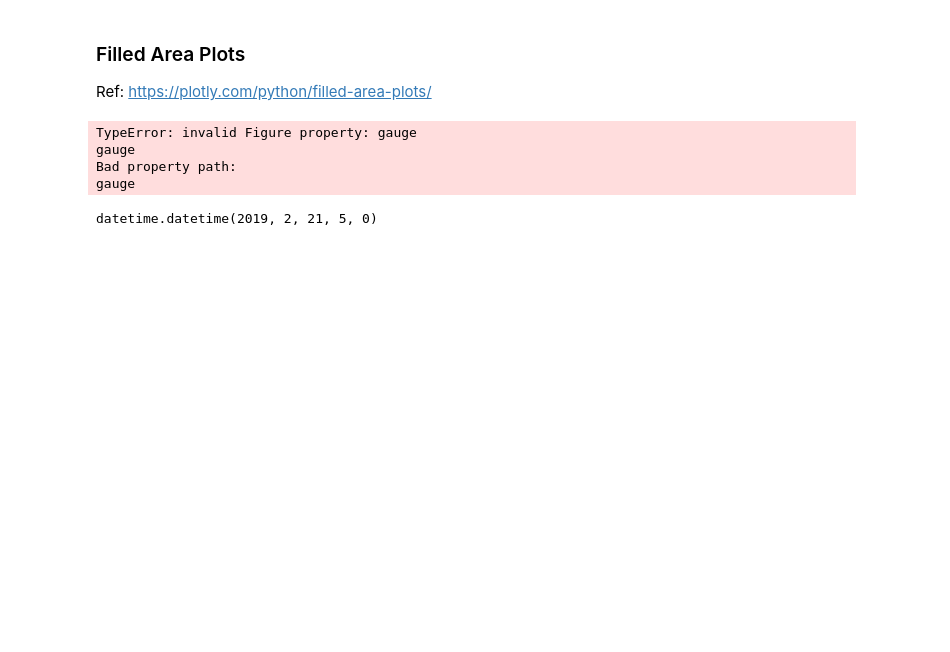
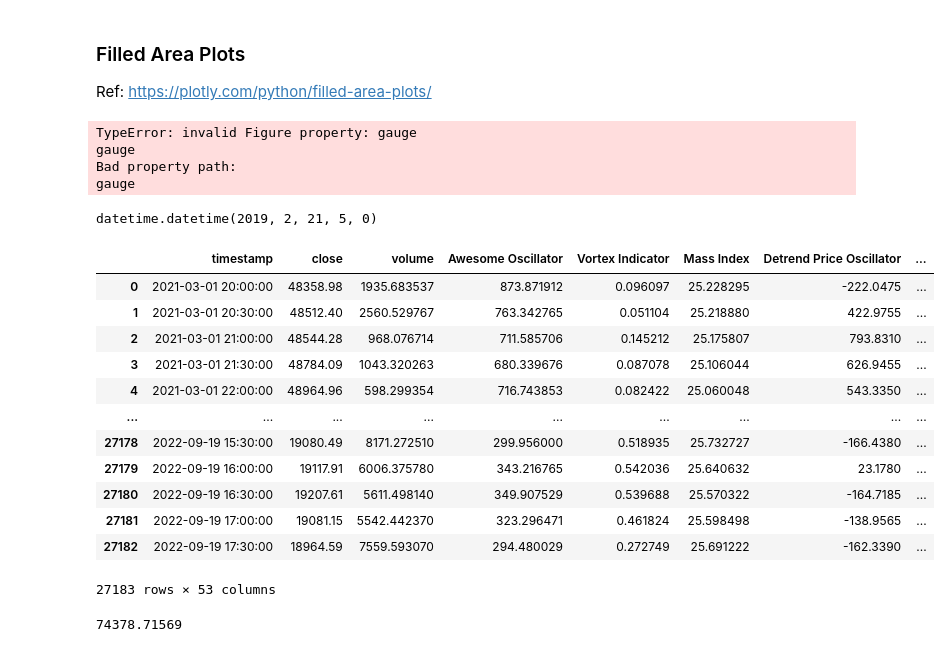
Before and after one commit to priyank96/bny-crypto, a Jupyter notebook: plots/plots.ipynb, the cells around one changed output. Drawn from its saved outputs; the diff is of its cells as text; code cells hidden in the pictures; blank space fills up the shorter version.

```diff
--- a/plots/plots.ipynb
+++ b/plots/plots.ipynb
@@ -108,3 +108,25 @@ import datetime
 datetime.datetime(2019, 2, 21, 5, 0, 0, 0)
 # %% [output]
 datetime.datetime(2019, 2, 21, 5, 0)
+# %%
+import pandas as pd
+price_data_df = pd.read_csv("../new_values.csv")
+price_data_df
+# %% [output]
+|  | timestamp | close | volume | Awesome Oscillator | Vortex Indicator | Mass Index | Detrend Price Oscillator | ... |
+| 0 | 2021-03-01 20:00:00 | 48358.98 | 1935.683537 | 873.871912 | 0.096097 | 25.228295 | -222.0475 | ... |
+| 1 | 2021-03-01 20:30:00 | 48512.40 | 2560.529767 | 763.342765 | 0.051104 | 25.218880 | 422.9755 | ... |
+| 2 | 2021-03-01 21:00:00 | 48544.28 | 968.076714 | 711.585706 | 0.145212 | 25.175807 | 793.8310 | ... |
+| 3 | 2021-03-01 21:30:00 | 48784.09 | 1043.320263 | 680.339676 | 0.087078 | 25.106044 | 626.9455 | ... |
+| 4 | 2021-03-01 22:00:00 | 48964.96 | 598.299354 | 716.743853 | 0.082422 | 25.060048 | 543.3350 | ... |
+| ... | ... | ... | ... | ... | ... | ... | ... | ... |
+| 27178 | 2022-09-19 15:30:00 | 19080.49 | 8171.272510 | 299.956000 | 0.518935 | 25.732727 | -166.4380 | ... |
+| 27179 | 2022-09-19 16:00:00 | 19117.91 | 6006.375780 | 343.216765 | 0.542036 | 25.640632 | 23.1780 | ... |
+| 27180 | 2022-09-19 16:30:00 | 19207.61 | 5611.498140 | 349.907529 | 0.539688 | 25.570322 | -164.7185 | ... |
+| 27181 | 2022-09-19 17:00:00 | 19081.15 | 5542.442370 | 323.296471 | 0.461824 | 25.598498 | -138.9565 | ... |
+| 27182 | 2022-09-19 17:30:00 | 18964.59 | 7559.593070 | 294.480029 | 0.272749 | 25.691222 | -162.3390 | ... |
+27183 rows × 53 columns
+# %%
+price_data_df['volume'].max()
+# %% [output]
+74378.71569
```
Also changed, not shown: 9 other files.
